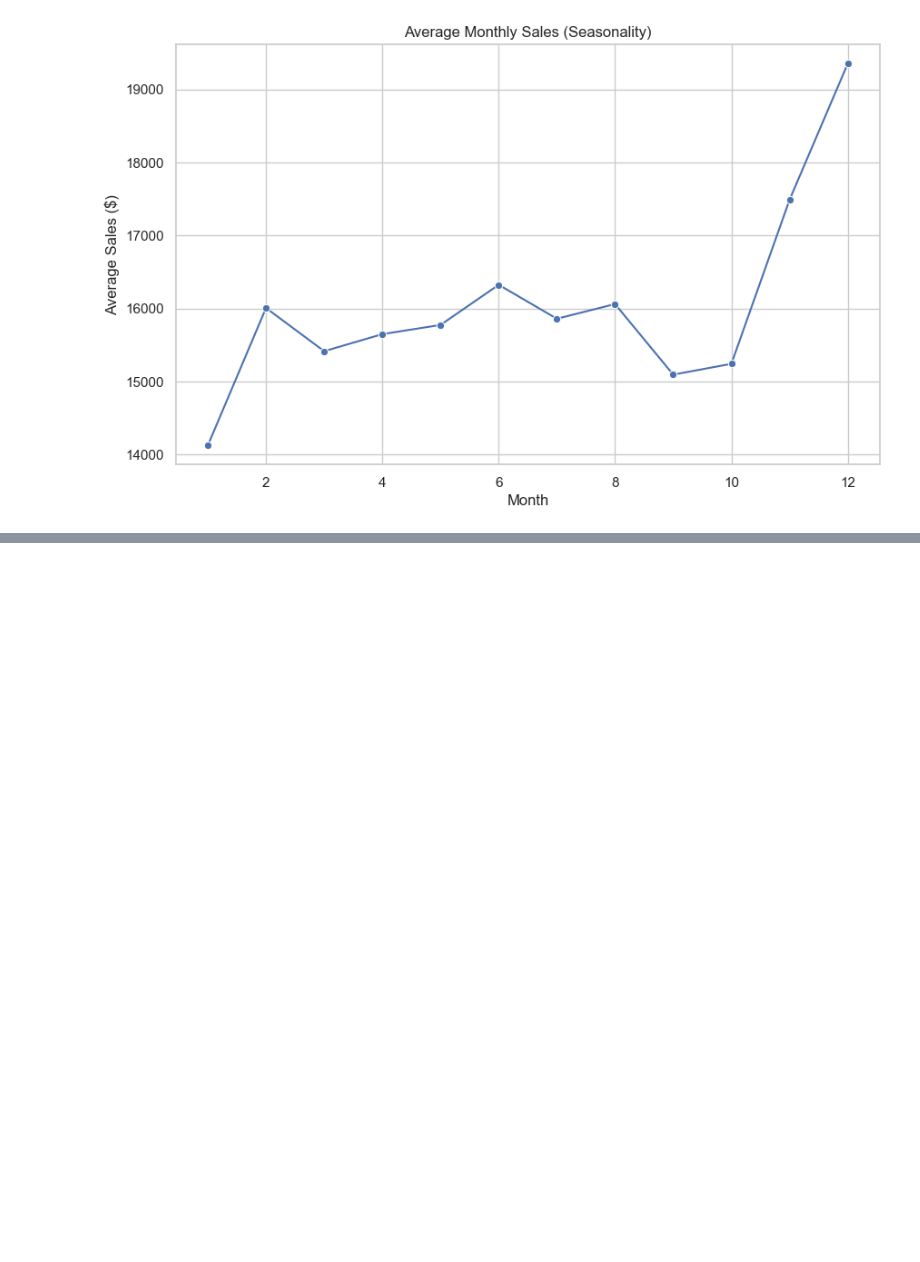
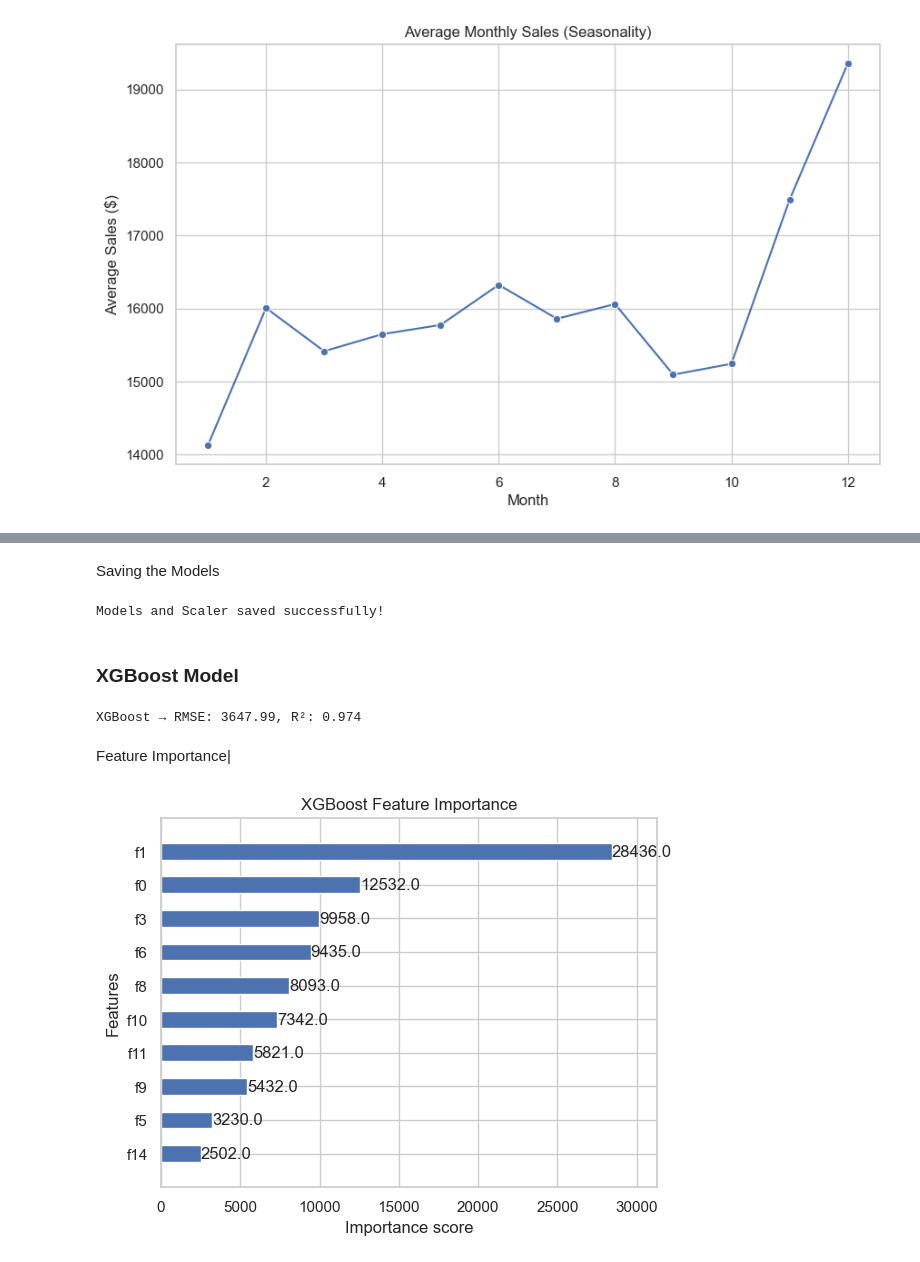
Before and after one commit to Shubhampandey1git/Integrated-Retail-Analytics-for-Store-Optimization, a Jupyter notebook: test.ipynb, the cells around one changed output, grey strips where cells are left out. Drawn from its saved outputs; the diff is of its cells as text; code cells hidden in the pictures; blank space fills up the shorter version.

```diff
--- a/test.ipynb
+++ b/test.ipynb
@@ -272,0 +377,16 @@ plt.show()
+# %%
+# Encode store type (A,B,C) into numbers
+merged_df["Type"] = LabelEncoder().fit_transform(merged_df["Type"])
+
+# Define features & target
+X = merged_df[["Store","Dept","Type","Size","Year","Month","Week","IsHoliday",
+               "Temperature","Fuel_Price","CPI","Unemployment",
+               "MarkDown1","MarkDown2","MarkDown3","MarkDown4","MarkDown5"]]
+y = merged_df["Weekly_Sales"]
+
+# Scale numeric features
+scaler = StandardScaler()
+X_scaled = scaler.fit_transform(X)
+
+# Train-test split
+X_train, X_test, y_train, y_test = train_test_split(X_scaled, y, test_size=0.2, random_state=42)
@@ -272,0 +435,50 @@ plt.show()
+# %% [markdown]
+Saving the Models
+# %%
+# Save the trained Random Forest model
+joblib.dump(rf, "random_forest_sales.pkl")
+
+# Save the trained Random Forest model
+joblib.dump(lr, "linear_regression_sales.pkl")
+
+# Save the scaler too (needed for transforming new input data)
+joblib.dump(scaler, "scaler.pkl")
+
+print("Models and Scaler saved successfully!")
+# %% [output]
+Models and Scaler saved successfully!
+# %% [markdown]
+### **XGBoost Model**
+# %%
+# Initialize XGBoost Regressor
+xgb_model = xgb.XGBRegressor(
+    n_estimators=500,       # number of trees
+    learning_rate=0.1,      # step size
+    max_depth=8,            # tree depth
+    subsample=0.8,          # row sampling
+    colsample_bytree=0.8,   # feature sampling
+    random_state=42,
+    n_jobs=-1
+)
+
+# Train model
+xgb_model.fit(X_train, y_train)
+
+# Predictions
+xgb_preds = xgb_model.predict(X_test)
+
+# Evaluation
+rmse = np.sqrt(mean_squared_error(y_test, xgb_preds))
+r2 = r2_score(y_test, xgb_preds)
+
+print(f"XGBoost → RMSE: {rmse:.2f}, R²: {r2:.3f}")
+# %% [output]
+XGBoost → RMSE: 3647.99, R²: 0.974
+# %% [markdown]
+Feature Importance|
+# %%
+xgb.plot_importance(xgb_model, importance_type="weight", max_num_features=10, height=0.5)
+plt.title("XGBoost Feature Importance")
+plt.show()
+# %% [output]
+[figure, added]
```
Also changed, not shown: parts of 41 cells of this notebook, 1 other file.
